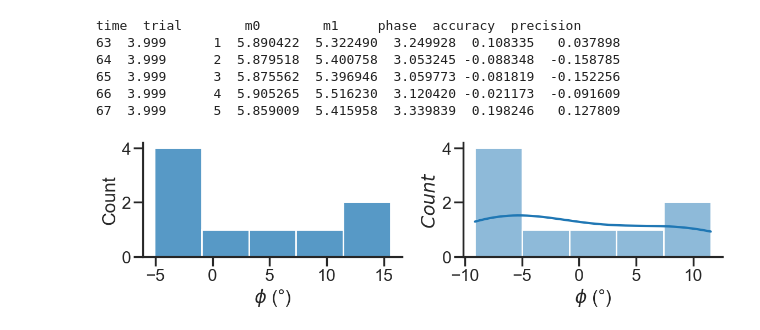
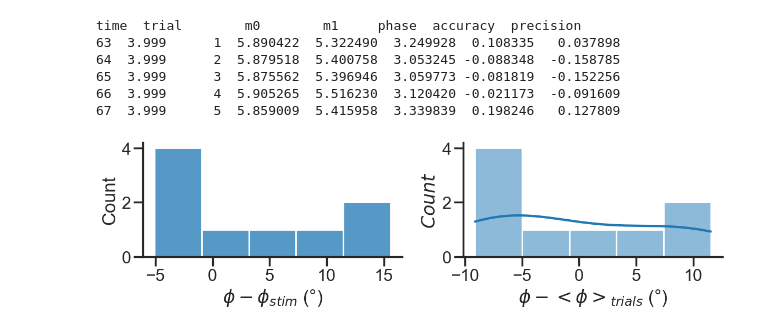
Before and after one commit to kiriclope/RUMBA, a Jupyter notebook: notebooks/doc.ipynb, the cells around one changed output. Cells and saved outputs as stored; diff of their text form; code cells hidden in the pictures.

```diff
--- a/notebooks/doc.ipynb
+++ b/notebooks/doc.ipynb
@@ -300,14 +300,14 @@ time  trial        m0        m1     phase  accuracy  precision
 # %%
 fig, ax = plt.subplots(1, 2, figsize=[2*width, height])
 
 sns.histplot(data=end_point, x=end_point['accuracy']*180/np.pi, legend=False, lw=2, ax=ax[0])
-ax[0].set_xlabel('$\phi$ (°)')
+ax[0].set_xlabel('$\phi - \phi_{stim}$ (°)')
 ax[0].set_ylabel('Count')
 
 sns.histplot(data=end_point, x=end_point['precision']*180/np.pi, legend=False, ax=ax[1], bins='auto', kde=True)
-ax[1].set_xlabel('$\phi$ (°)')
+ax[1].set_xlabel('$\phi - <\phi>_{trials}$ (°)')
 ax[1].set_ylabel('$Count$')
 
 plt.show()
 # %% [output]
-[figure, old version]
+[figure, new version]
```
Also changed, not shown: 1 other file.
